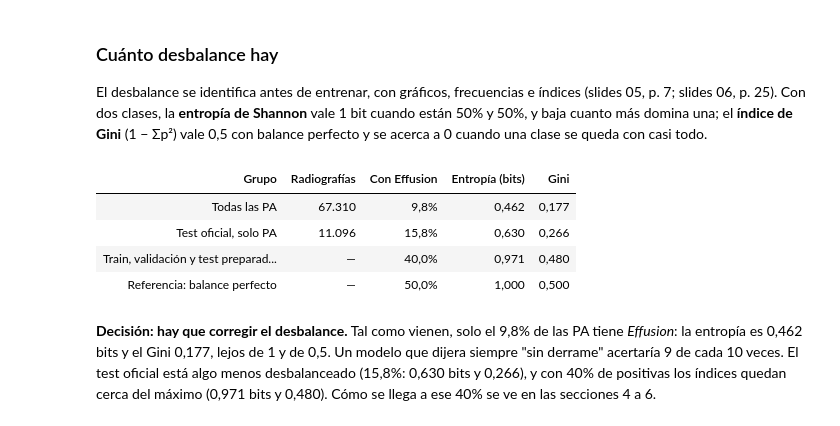
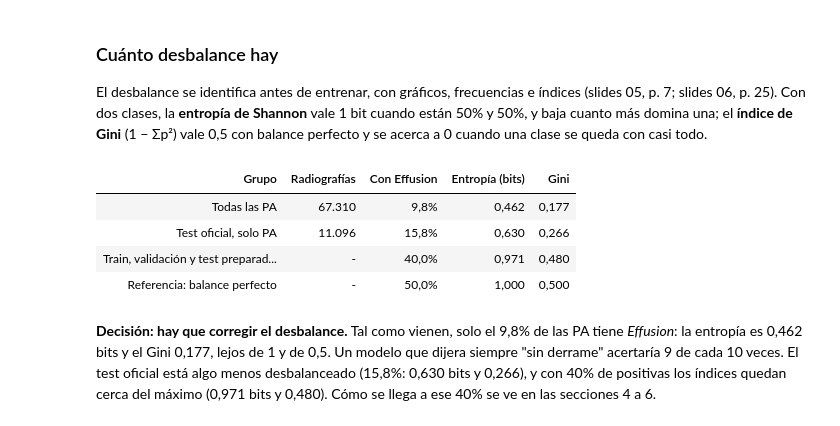
Before and after one commit to Marcouzis11/iaproyecto, a Jupyter notebook: notebooks/00_eda_nih_effusion.ipynb, the cells around one changed output. Saved outputs shown, nothing was run; the diff lists cells and outputs as text; code cells hidden in the pictures.

```diff
--- a/notebooks/00_eda_nih_effusion.ipynb
+++ b/notebooks/00_eda_nih_effusion.ipynb
@@ -247,26 +247,26 @@ El desbalance se identifica antes de entrenar, con gráficos, frecuencias e índ
 # %%
 def entropia(p):
     return -sum(q * math.log2(q) for q in (p, 1 - p) if q > 0)
 
 
 def gini(p):
     return 1 - p ** 2 - (1 - p) ** 2
 
 
 test_pa = [r for r in pa if r['lista'] == 'test']
 grupos_balance = [('Todas las PA', len(pa), sum(r['y'] for r in pa) / len(pa)),
                   ('Test oficial, solo PA', len(test_pa), sum(r['y'] for r in test_pa) / len(test_pa)),
                   ('Train, validación y test preparados (objetivo)', None, 0.4),
                   ('Referencia: balance perfecto', None, 0.5)]
 Tabla(['Grupo', 'Radiografías', 'Con Effusion', 'Entropía (bits)', 'Gini'],
-      [[nombre, n(total) if total else '—', dec(100 * p) + '%', dec(entropia(p), 3), dec(gini(p), 3)]
+      [[nombre, n(total) if total else '-', dec(100 * p) + '%', dec(entropia(p), 3), dec(gini(p), 3)]
        for nombre, total, p in grupos_balance])
 # %% [output]
 | Grupo | Radiografías | Con Effusion | Entropía (bits) | Gini |
 | Todas las PA | 67.310 | 9,8% | 0,462 | 0,177 |
 | Test oficial, solo PA | 11.096 | 15,8% | 0,630 | 0,266 |
-| Train, validación y test preparad... | — | 40,0% | 0,971 | 0,480 |
-| Referencia: balance perfecto | — | 50,0% | 1,000 | 0,500 |
+| Train, validación y test preparad... | - | 40,0% | 0,971 | 0,480 |
+| Referencia: balance perfecto | - | 50,0% | 1,000 | 0,500 |
 # %% [markdown]
 **Decisión: hay que corregir el desbalance.** Tal como vienen, solo el 9,8% de las PA tiene *Effusion*: la entropía es 0,462 bits y el Gini 0,177, lejos de 1 y de 0,5. Un modelo que dijera siempre "sin derrame" acertaría 9 de cada 10 veces. El test oficial está algo menos desbalanceado (15,8%: 0,630 bits y 0,266), y con 40% de positivas los índices quedan cerca del máximo (0,971 bits y 0,480). Cómo se llega a ese 40% se ve en las secciones 4 a 6.
 # %% [markdown]
```
Also changed, not shown: parts of 5 cells of this notebook, 3 other files.
